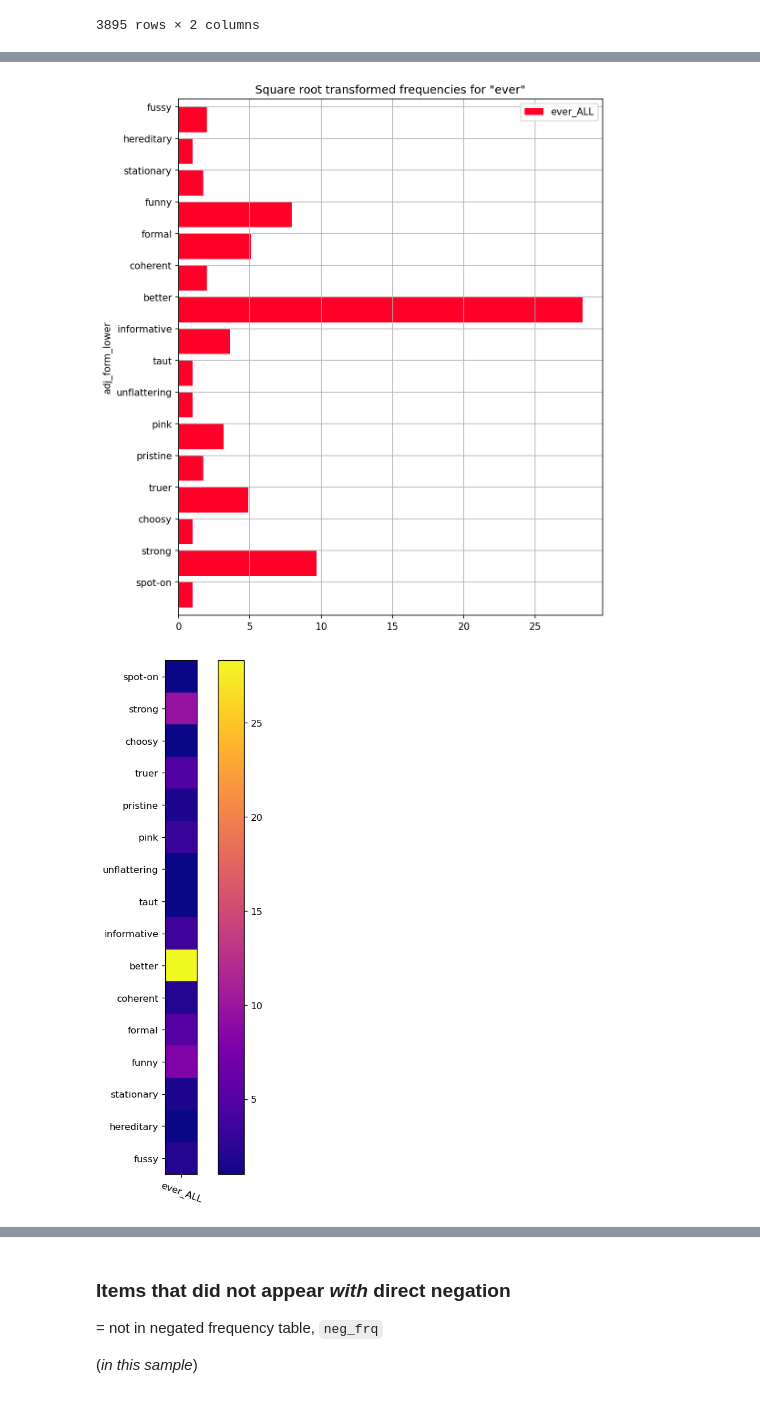
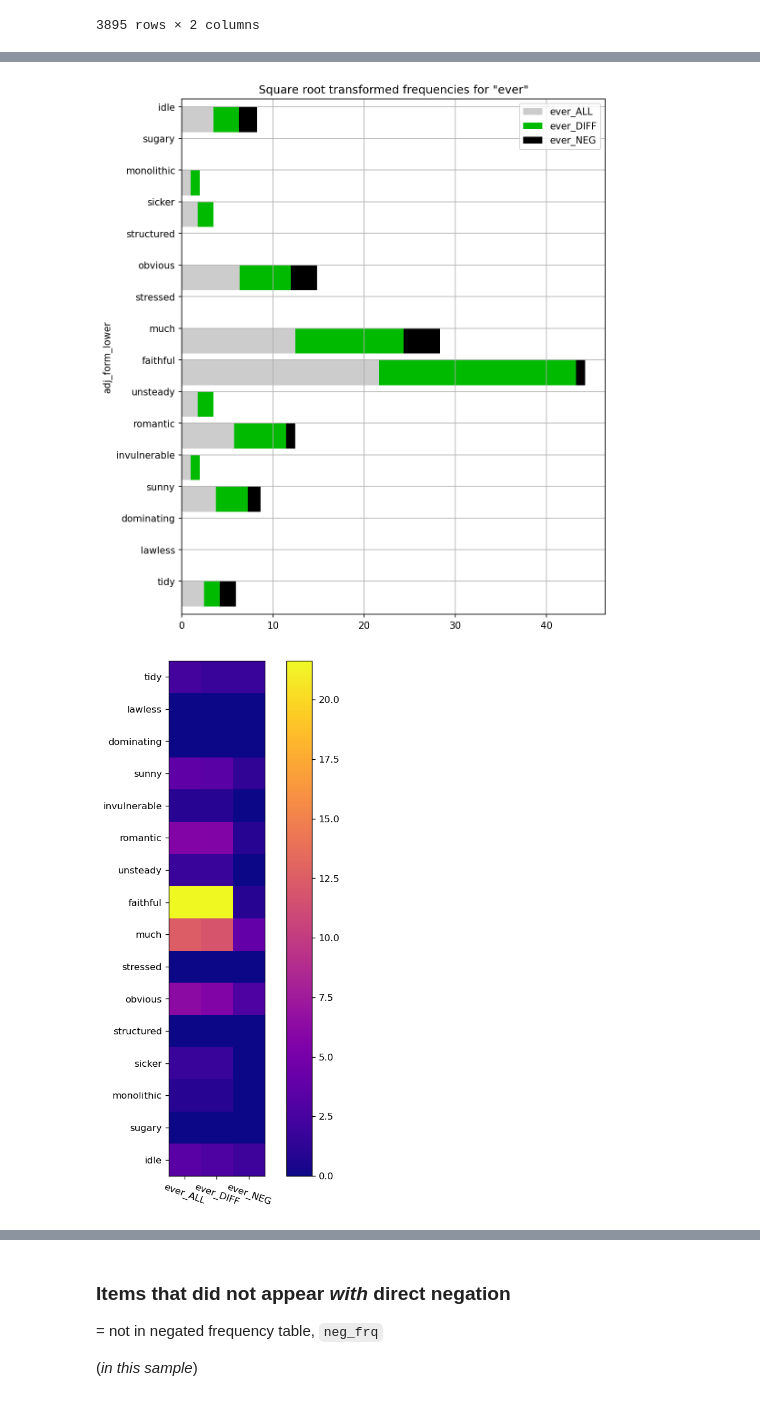
Before and after one commit to AndreaTheLinguist/sanpi, a Jupyter notebook: notebooks/compare_bigram-directNEG.ipynb, the cells around one changed output, grey strips where cells are left out. Cells and saved outputs as stored; diff of their text form; code cells hidden in the pictures.

```diff
--- a/notebooks/compare_bigram-directNEG.ipynb
+++ b/notebooks/compare_bigram-directNEG.ipynb
@@ -388,6 +336,0 @@ all_frq.shape
-# %%
-neg_frq = neg_frq.reindex_like(all_frq).fillna(0)
-print(neg_frq.shape)
-updated_neg_pkl = neg_frq_pkl.with_name(neg_frq_pkl.name.replace('all-frq', 'ALL-WORDS'))
-print(f"negation frequency table with updated indexing as {updated_neg_pkl}")
-neg_frq.to_pickle(updated_neg_pkl)
@@ -416,2 +429,7 @@ if not frq_diff_pkl.is_file():
 # %% [output]
 complement frequency table saved as /share/compling/projects/sanpi/results/freq_out/diff_RBXadj-RBdirect/diff-all_adj-x-adv_frq-thr0-001p.35f=868+.pkl.gz
+# %%
+def sort_by_sum(df:pd.DataFrame):
+    return df.sort_values('SUM', ascending=False).sort_values('SUM', axis=1, ascending=False)
+# %%
+corners(sort_by_sum((neg_frq.add(1) / all_frq.add(1))).round(2), 7)
@@ -417,0 +454,2 @@ complement frequency table saved as /share/compling/projects/sanpi/results/freq_
+# %%
+corners(sort_by_sum((frq_diff.add(1) / all_frq.add(1))).round(2), 7)
@@ -549,7 +689,7 @@ ever_sqrt.iloc[:, 1:].fillna(0)
 | oversized | 0.000000 | 0.000000 |
 3895 rows × 2 columns
 # %%
-sample_counts(ever_sqrt, label='Square root transformed frequencies for "ever"')
+sample_counts(ever_sqrt, label='Square root transformed frequencies for "ever"', columns=ever_sqrt.columns)
 # corners(ever_sqrt.copy().fillna(0), 3)
 # sample_counts(ever_sqrt)
 # %% [output]
@@ -557,2 +697,2 @@ sample_counts(ever_sqrt, label='Square root transformed frequencies for "ever"')
-[figure, old version]
+[figure, new version]
-[figure, old version]
+[figure, new version]
```
Also changed, not shown: parts of 69 cells of this notebook, 4 other files.
